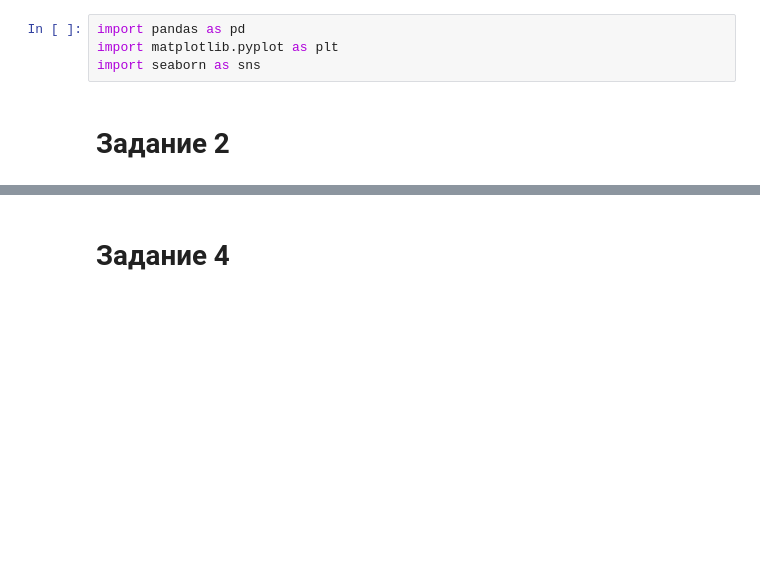
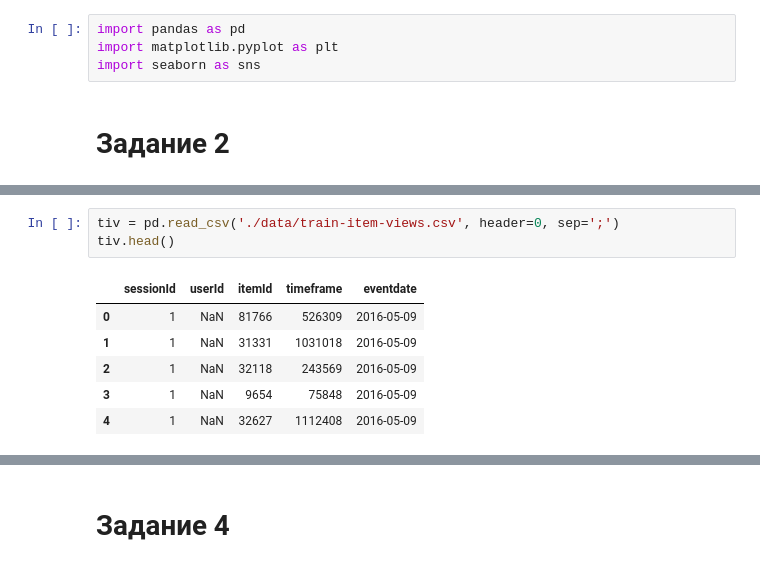
Before and after one commit to VVh1tey/da_practice, a Jupyter notebook: In progress/DIGINETICA/task2.ipynb, the cells around one changed output, grey strips where cells are left out. Saved outputs shown, nothing was run; the diff lists cells and outputs as text; blank space fills up the shorter version.

```diff
--- a/In progress/DIGINETICA/task2.ipynb
+++ b/In progress/DIGINETICA/task2.ipynb
@@ -8,0 +39,10 @@ import seaborn as sns
+# %%
+tiv = pd.read_csv('./data/train-item-views.csv', header=0, sep=';')
+tiv.head()
+# %% [output]
+|  | sessionId | userId | itemId | timeframe | eventdate |
+| 0 | 1 | NaN | 81766 | 526309 | 2016-05-09 |
+| 1 | 1 | NaN | 31331 | 1031018 | 2016-05-09 |
+| 2 | 1 | NaN | 32118 | 243569 | 2016-05-09 |
+| 3 | 1 | NaN | 9654 | 75848 | 2016-05-09 |
+| 4 | 1 | NaN | 32627 | 1112408 | 2016-05-09 |
```
Also changed, not shown: parts of 14 cells of this notebook, 1 other file.
